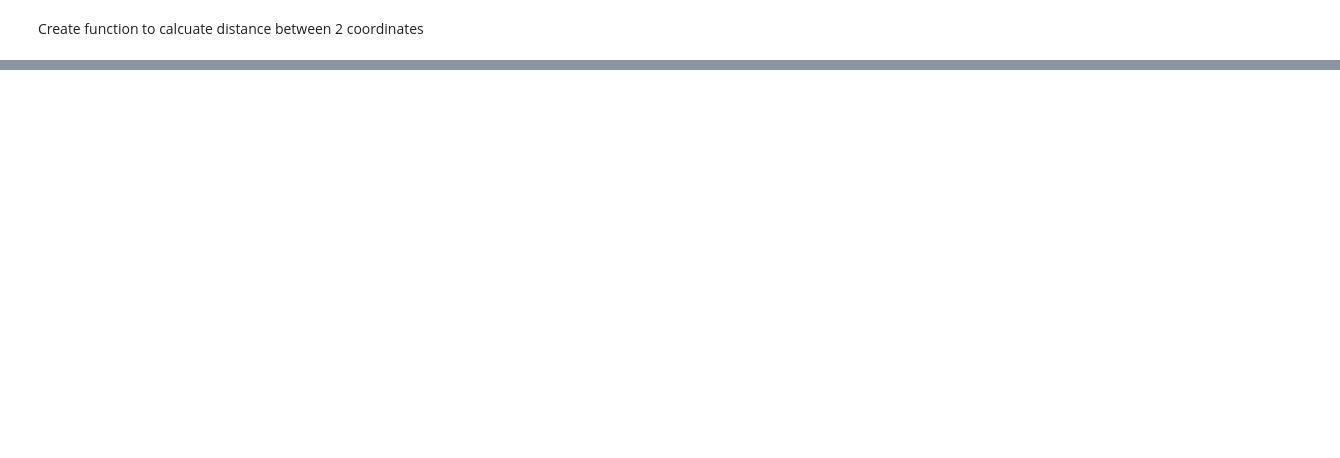
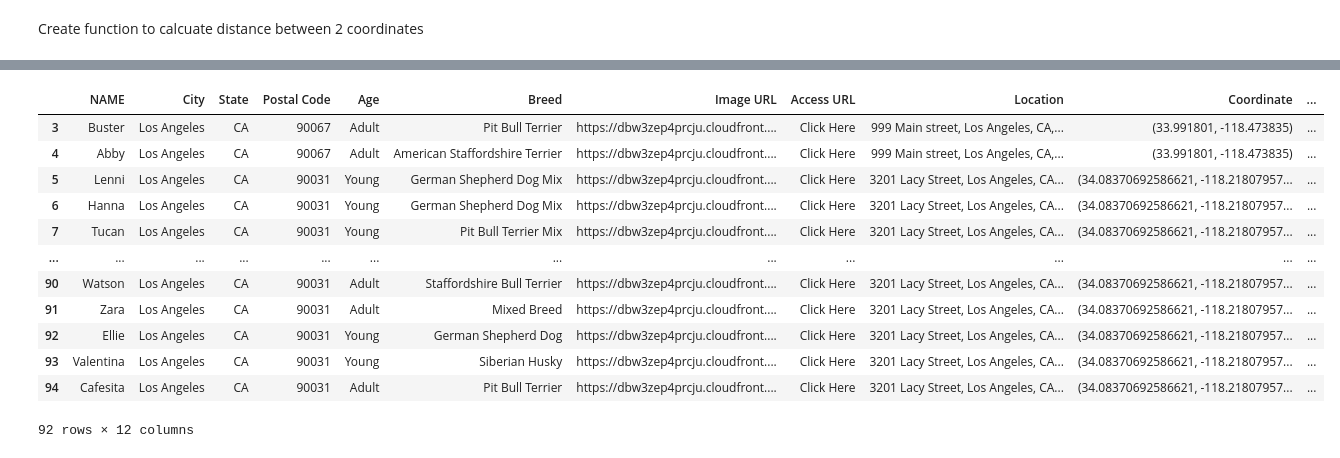
Before and after one commit to TheLazyCactus/Data_Thieves_project, a Jupyter notebook: Distance_calcultaion.ipynb, the cells around one changed output, grey strips where cells are left out. Drawn from its saved outputs; the diff is of its cells as text; code cells hidden in the pictures; blank space fills up the shorter version.

```diff
--- a/Distance_calcultaion.ipynb
+++ b/Distance_calcultaion.ipynb
@@ -94,0 +56,2 @@ cat_location
+# %%
+dog_data = dog_data.dropna(axis=1, how='all')
@@ -142,6 +122,6 @@ def address_to_coordinates(address):
 
 #Output dict1 and dict2
 # %%
-retirement_location["Coordinate"] = retirement_location["vicinity"].apply(address_to_coordinates)
+dog_data["Coordinate"] = dog_data["Location"].apply(address_to_coordinates)
 # %% [output]
 Address not found.
@@ -180,0 +135,2 @@ An error occurred: HTTPSConnectionPool(host='nominatim.openstreetmap.org', port=
+# %%
+dog_data["Coordinate"] = dog_data["Coordinate"].fillna("(34.052235, -118.243683)")
@@ -239,0 +171,21 @@ filtered_school = school_location[retirement_location['Distance'] < 20]
+# %%
+
+import ast
+
+# Convert string representation of tuples to actual tuple
+def parse_coordinate(x):
+    if isinstance(x, str):
+        try:
+            # Try converting string representation of tuple to an actual tuple
+            return ast.literal_eval(x)
+        except:
+            return None
+    return x  # Return as is if it's already a tuple or list
+
+# Apply the parsing function to the 'Coordinate' column
+dog_data['Coordinate'] = dog_data['Coordinate'].apply(parse_coordinate)
+
+dog_coord = dog_data[dog_data['Coordinate'].apply(lambda x: isinstance(x, (list, tuple)) and len(x) == 2)]
+
+# Extract 'lat' and 'lng' from the 'Coordinate' column
+dog_coord[['lat', 'lng']] = pd.DataFrame(dog_coord['Coordinate'].tolist(), index=dog_coord.index)
@@ -239,0 +232,16 @@ filtered_school = school_location[retirement_location['Distance'] < 20]
+# %%
+dog_data
+# %% [output]
+|  | NAME | City | State | Postal Code | Age | Breed | Image URL | Access URL | Location | Coordinate | ... |
+| 3 | Buster | Los Angeles | CA | 90067 | Adult | Pit Bull Terrier | https://dbw3zep4prcju.cloudfront.... | Click Here | 999 Main street, Los Angeles, CA,... | (33.991801, -118.473835) | ... |
+| 4 | Abby | Los Angeles | CA | 90067 | Adult | American Staffordshire Terrier | https://dbw3zep4prcju.cloudfront.... | Click Here | 999 Main street, Los Angeles, CA,... | (33.991801, -118.473835) | ... |
+| 5 | Lenni | Los Angeles | CA | 90031 | Young | German Shepherd Dog Mix | https://dbw3zep4prcju.cloudfront.... | Click Here | 3201 Lacy Street, Los Angeles, CA... | (34.08370692586621, -118.21807957... | ... |
+| 6 | Hanna | Los Angeles | CA | 90031 | Young | German Shepherd Dog Mix | https://dbw3zep4prcju.cloudfront.... | Click Here | 3201 Lacy Street, Los Angeles, CA... | (34.08370692586621, -118.21807957... | ... |
+| 7 | Tucan | Los Angeles | CA | 90031 | Young | Pit Bull Terrier Mix | https://dbw3zep4prcju.cloudfront.... | Click Here | 3201 Lacy Street, Los Angeles, CA... | (34.08370692586621, -118.21807957... | ... |
+| ... | ... | ... | ... | ... | ... | ... | ... | ... | ... | ... | ... |
+| 90 | Watson | Los Angeles | CA | 90031 | Adult | Staffordshire Bull Terrier | https://dbw3zep4prcju.cloudfront.... | Click Here | 3201 Lacy Street, Los Angeles, CA... | (34.08370692586621, -118.21807957... | ... |
+| 91 | Zara | Los Angeles | CA | 90031 | Adult | Mixed Breed | https://dbw3zep4prcju.cloudfront.... | Click Here | 3201 Lacy Street, Los Angeles, CA... | (34.08370692586621, -118.21807957... | ... |
+| 92 | Ellie | Los Angeles | CA | 90031 | Young | German Shepherd Dog | https://dbw3zep4prcju.cloudfront.... | Click Here | 3201 Lacy Street, Los Angeles, CA... | (34.08370692586621, -118.21807957... | ... |
+| 93 | Valentina | Los Angeles | CA | 90031 | Young | Siberian Husky | https://dbw3zep4prcju.cloudfront.... | Click Here | 3201 Lacy Street, Los Angeles, CA... | (34.08370692586621, -118.21807957... | ... |
+| 94 | Cafesita | Los Angeles | CA | 90031 | Adult | Pit Bull Terrier | https://dbw3zep4prcju.cloudfront.... | Click Here | 3201 Lacy Street, Los Angeles, CA... | (34.08370692586621, -118.21807957... | ... |
+92 rows × 12 columns
```
Also changed, not shown: parts of 39 cells of this notebook.
